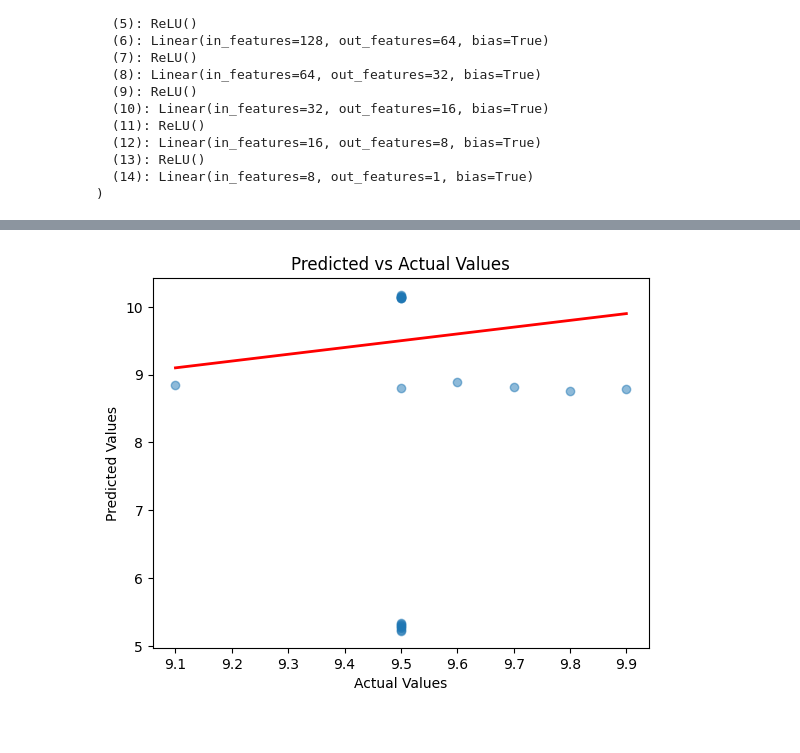
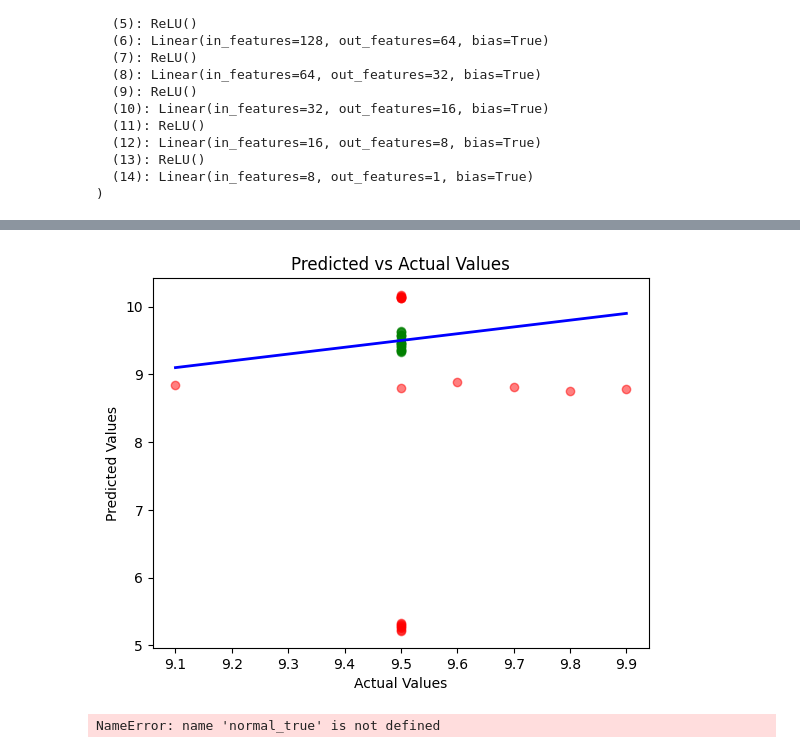
Before and after one commit to leizhou69/DiAGE, a Jupyter notebook: nn/test_hi_fat.ipynb, the cells around one changed output, grey strips where cells are left out. Cells and saved outputs as stored; diff of their text form; code cells hidden in the pictures.

Commit message:
made bar graph, wrote functions to streamline data processing and plotting

```diff
--- a/nn/test_hi_fat.ipynb
+++ b/nn/test_hi_fat.ipynb
@@ -23,7 +23,7 @@ True
 NVIDIA GeForce RTX 2060 with Max-Q Design
 # %%
 #df = pd.read_csv('../ProcessedData/SRR_AllGex_Normal.csv')
-df = pd.read_csv('../ProcessedData/SRR_AllGex_HfatDiet.csv')
+df = pd.read_csv('../ProcessedData/SRR_WGnm_Hifat.csv')
 df['Notes'].value_counts()
 # %% [output]
 Notes
@@ -40,7 +45,8 @@ Heads   Male      22
 Name: count, dtype: int64
 # %%
 # drop unrelated columns
-drop_list = ['Sample_run', 'LoadDate', 'spots', 'bases', 'avgLength', 'size_MB', 'Experiment', 'LibraryStrategy', 'LibraryLayout', 'Platform', 'SRAStudy', 'BioProject', 'Sample', 'BioSample', 'Notes', 'GSM', 'NA']
+drop_list = ['Sample_run', 'LoadDate', 'spots', 'bases', 'avgLength', 'size_MB', 'Experiment', 'LibraryStrategy', 'LibraryLayout', 'Platform', 'SRAStudy', 'BioProject', 'Sample', 'BioSample', 'GSM', 'NA']
 df.drop(drop_list, axis=1, inplace=True)
+df.drop(['genotype', 'T_Age'], axis=1, inplace=True)
 df
 # %% [output]
@@ -221,29 +223,42 @@ Sequential(
 # %%
 # validate with test data
 
-import matplotlib.pyplot as plt
+def plot_difference(hfat_data, normal_data, hfat_true, hfat_pred, normal_true, normal_pred):
 
-MH_y_true = []
-MH_y_pred = []
+    with torch.no_grad():
+        loss = 0
+        for i, (inputs, labels) in enumerate(hfat_data):
+            predictions = model(inputs)
+            hfat_pred.extend(predictions.squeeze().numpy())
+            hfat_true.extend(labels.squeeze().numpy())
+            loss += F.mse_loss(predictions, labels)
+        print(f'MSE Loss: {loss / (i + 1):.5f}')
+        print(f'RMSE Loss: {math.sqrt(loss / (i + 1))}')
 
-RMSE = 0
+    with torch.no_grad():
+        loss = 0
+        for i, (inputs, labels) in enumerate(normal_data):
+            predictions = model(inputs)
+            normal_pred.extend(predictions.squeeze().numpy())
+            normal_true.extend(labels.squeeze().numpy())
+            loss += F.mse_loss(predictions, labels)
+        print(f'MSE Loss: {loss / (i + 1):.5f}')
+        print(f'RMSE Loss: {math.sqrt(loss / (i + 1))}')
 
-with torch.no_grad():
-    loss = 0
-    for i, (inputs, labels) in enumerate(MH_valid_loader):
-        predictions = model(inputs)
-        MH_y_pred.extend(predictions.squeeze().numpy())
-        MH_y_true.extend(labels.squeeze().numpy())
-        loss += F.mse_loss(predictions, labels)
-    print(f'MSE Loss: {loss / (i + 1):.5f}')
-    print(f'RMSE Loss: {math.sqrt(loss / (i + 1))}')
-    RMSE = math.sqrt(loss / (i + 1))
+    # Assuming `y_true` is the actual target values and `y_pred` is the predicted values
+    plt.scatter(hfat_true, hfat_pred, c='red', alpha=0.5)
+    plt.scatter(normal_true, normal_pred, c='green', alpha=0.5)
+    plt.plot([min(normal_true + hfat_true), max(normal_true + hfat_true)], [min(normal_true + hfat_true), max(normal_true + hfat_true)], color='blue', lw=2)  # 45-degree line
+    plt.xlabel('Actual Values')
+    plt.ylabel('Predicted Values')
+    plt.title('Predicted vs Actual Values')
+    plt.show()
 
-# Assuming `y_true` is the actual target values and `y_pred` is the predicted values
-plt.scatter(MH_y_true, MH_y_pred, alpha=0.5)
-plt.plot([min(MH_y_true), max(MH_y_true)], [min(MH_y_true), max(MH_y_true)], color='red', lw=2)  # 45-degree line
-plt.xlabel('Actual Values')
-plt.ylabel('Predicted Values')
-plt.title('Predicted vs Actual Values')
-plt.show()
+MHF_true = []
+MHF_pred = []
+
+MHN_true = []
+MHN_pred = []
+
+plot_difference(MHF_valid_loader, MHN_valid_loader, MHF_true, MHF_pred, MHN_true, MHN_pred)
 # %% [output]
@@ -252 +269,2 @@ RMSE Loss: 2.610435864093047
-[figure, old version]
+[figure, new version]
+NameError: name 'normal_true' is not defined
```
Also changed, not shown: parts of 15 cells of this notebook.
